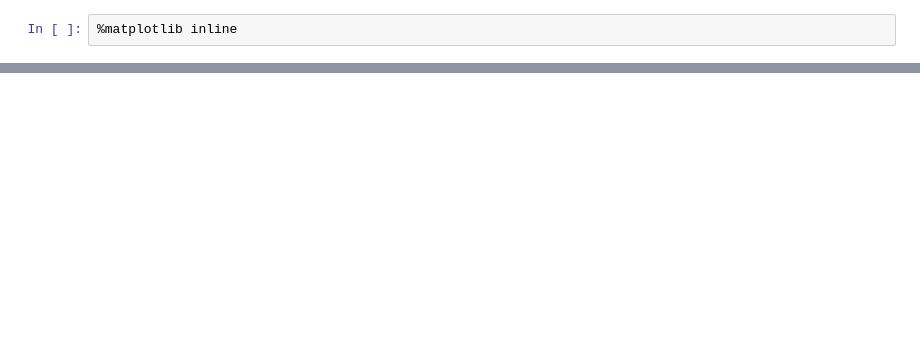
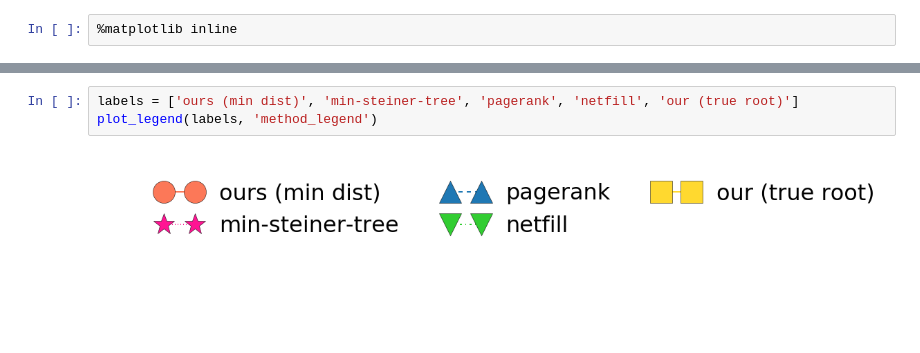
Before and after one commit to xiaohan2012/cascade-reconstruction-by-tree-samples, a Jupyter notebook: legend_and_colorbars.ipynb, the cells around one changed output, grey strips where cells are left out. Drawn from its saved outputs; the diff is of its cells as text; blank space fills up the shorter version.

```diff
--- a/legend_and_colorbars.ipynb
+++ b/legend_and_colorbars.ipynb
@@ -83,0 +83,5 @@ fig.savefig('figs/method_legend.pdf', dpi="figure", bbox_inches=bbox)
+# %%
+labels = ['ours (min dist)', 'min-steiner-tree', 'pagerank', 'netfill', 'our (true root)']
+plot_legend(labels, 'method_legend')
+# %% [output]
+[figure, added]
```
Also changed, not shown: parts of 10 cells of this notebook.
